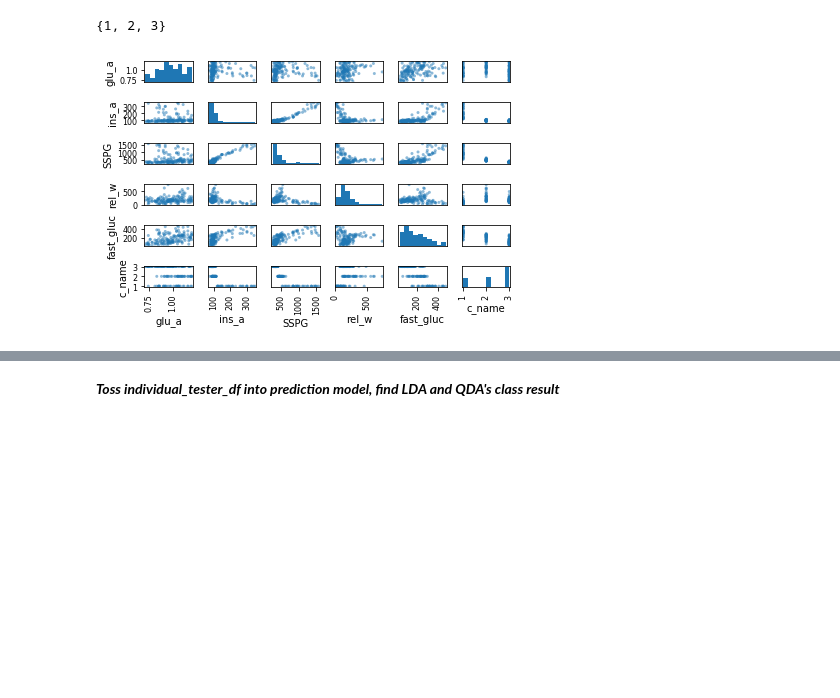
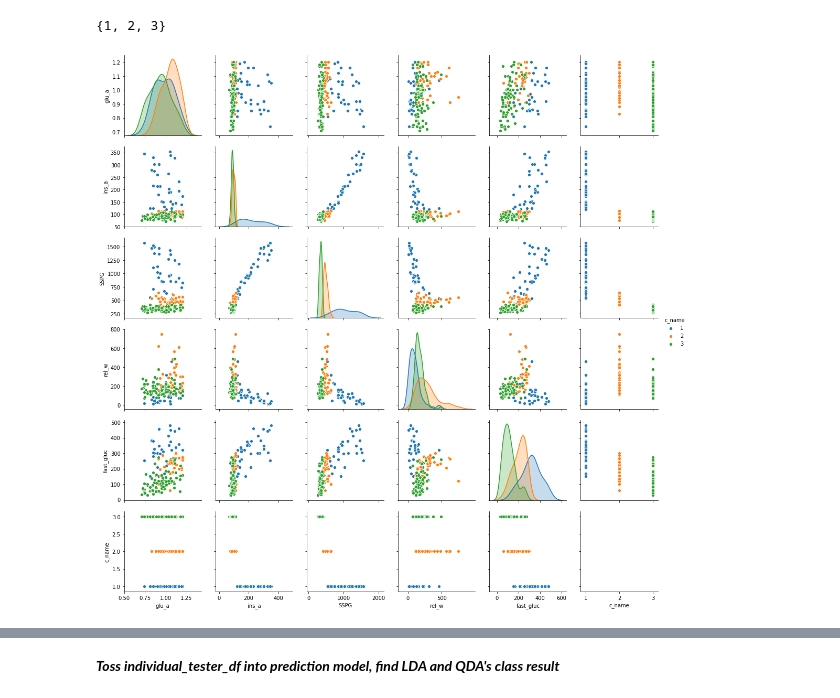
Before and after one commit to szacharias/DataScienceFall2019, a Jupyter notebook: EAS506 - Data Mining/HW3/HW3_P2.ipynb, the cells around one changed output, grey strips where cells are left out. Drawn from its saved outputs; the diff is of its cells as text; code cells hidden in the pictures; blank space fills up the shorter version.

```diff
--- a/EAS506 - Data Mining/HW3/HW3_P2.ipynb
+++ b/EAS506 - Data Mining/HW3/HW3_P2.ipynb
@@ -39,13 +40,19 @@ print(unique_set)
 # %% [output]
 {1, 2, 3}
 # %%
-# plot scatterpltot
+# Scatterplot
 
-axes = pd.plotting.scatter_matrix(diabetes, alpha=0.5)
-plt.tight_layout()
+seaborn_pair_plot = sns.pairplot(diabetes,hue = 'c_name')
 plt.savefig('scatter_plot.png')
+
+
+# # old plot scatterpltot
+
+# axes = pd.plotting.scatter_matrix(diabetes, alpha=0.5)
+# plt.tight_layout()
+# plt.savefig('scatter_plot.png')
 # %% [output]
-[figure, old version]
+[figure, new version]
 # %%
 # Split data train,set
 
```
Also changed, not shown: parts of 7 cells of this notebook, 2 other files.
